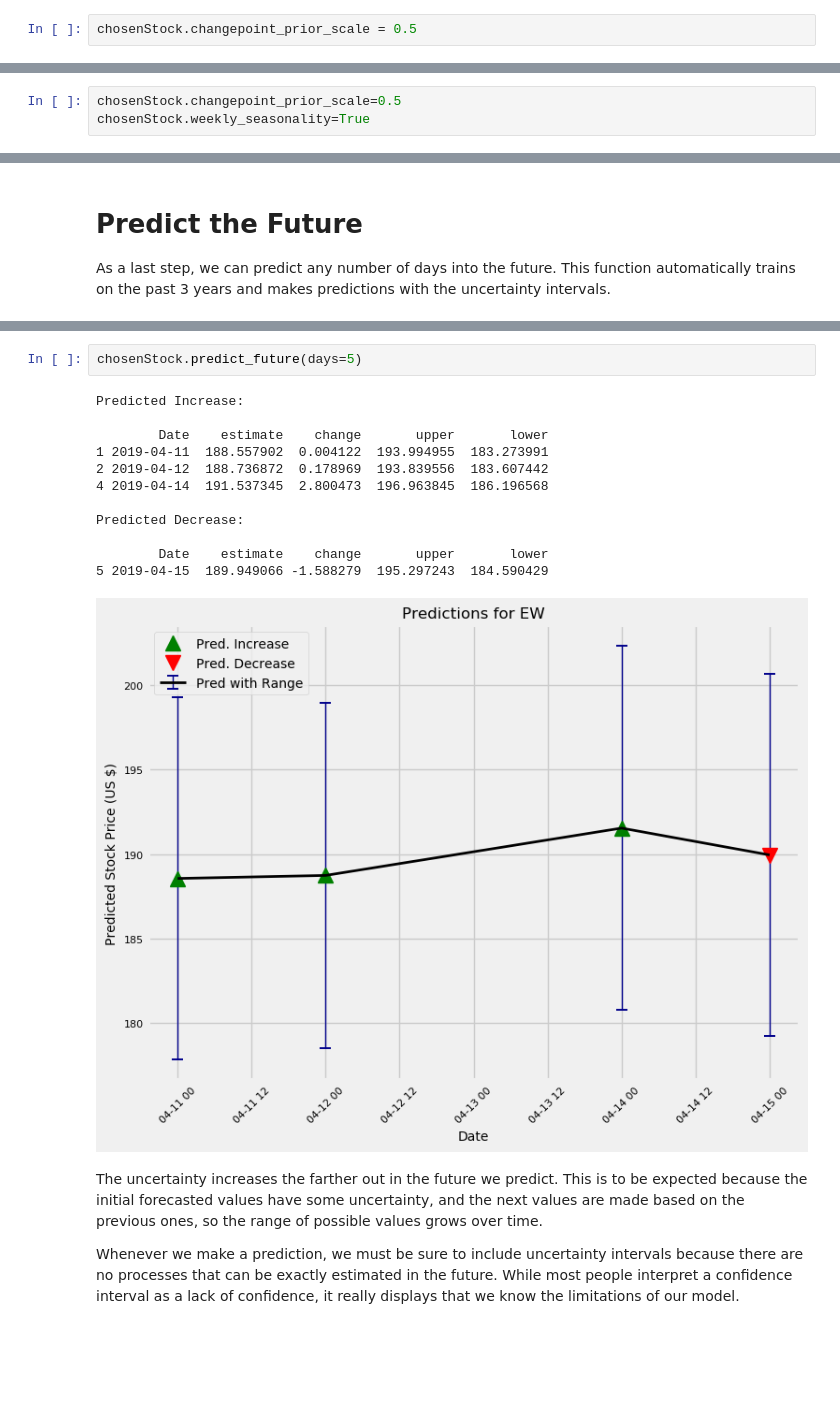
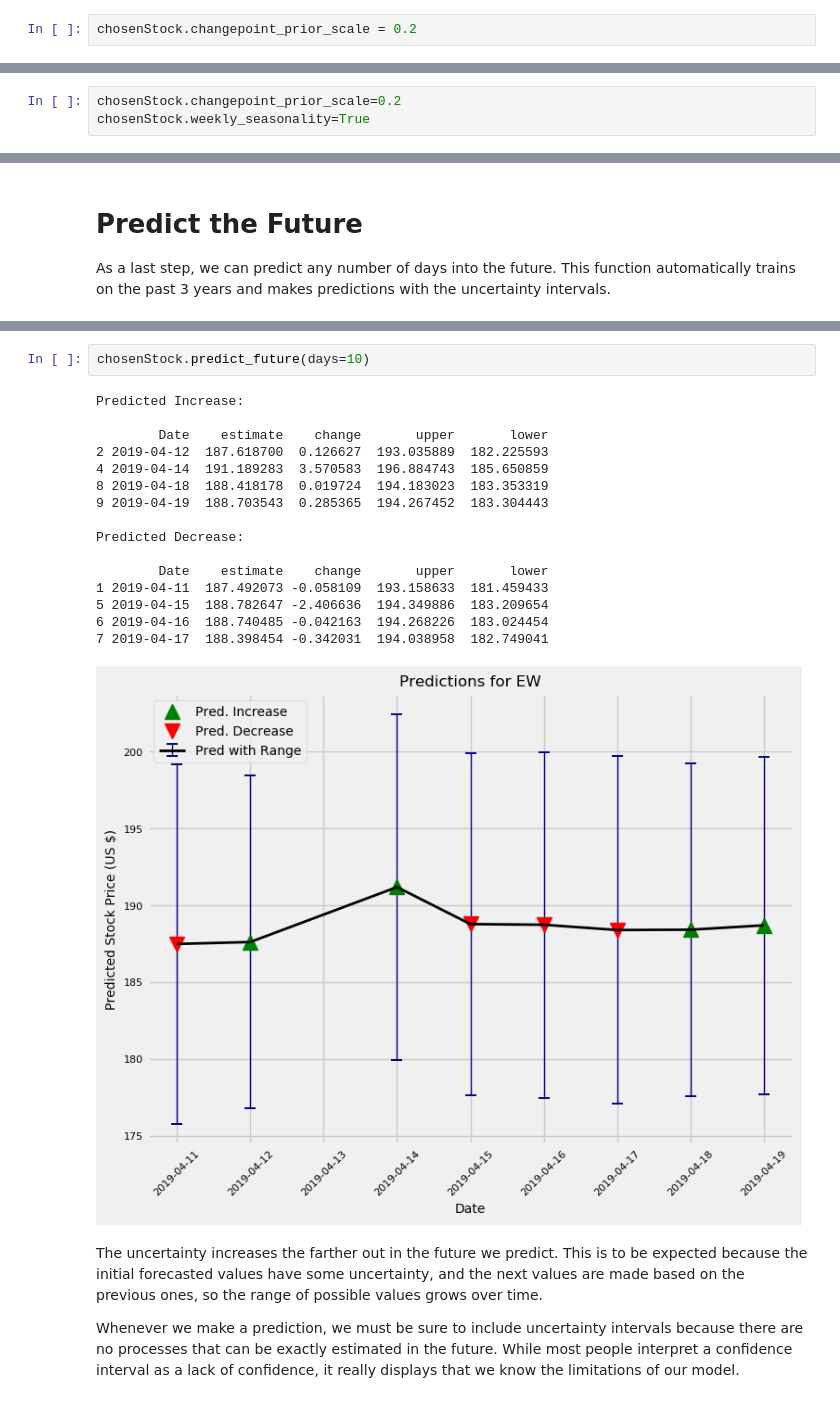
Before and after one commit to ermalsh/Stocker, a Jupyter notebook: Stocker Prediction Usage.ipynb, the cells around one changed output, grey strips where cells are left out. Cells and saved outputs as stored; diff of their text form; blank space fills up the shorter version.

```diff
--- a/Stocker Prediction Usage.ipynb
+++ b/Stocker Prediction Usage.ipynb
@@ -172,7 +172,7 @@ Validation Range 2000-03-27 to 2019-04-10.
 # %% [markdown]
 We now assign the changepoint prior with the smallest error on the testing set to the Stocker object. The prior is one of the attiributes and we can change it like any other variable. At this point, we could also change the seasonalities or the amount of training data to achieve the best performance on the testing data
 # %%
-chosenStock.changepoint_prior_scale = 0.5
+chosenStock.changepoint_prior_scale = 0.2
 # %% [markdown]
 ### Evaluate Improved Model
 # %%
@@ -214,7 +214,7 @@ The actual value was within the 80% confidence interval 76.59% of the time.
 # %% [markdown]
 The best changepoint prior scale for our model is 0.5 and including the weekly seasonality did not improve the model. Therefore, we will change these settings accordingly.
 # %%
-chosenStock.changepoint_prior_scale=0.5
+chosenStock.changepoint_prior_scale=0.2
 chosenStock.weekly_seasonality=True
 # %% [markdown]
 ## Play the Daily Market
@@ -280,18 +280,22 @@ Predicted Decrease:
 # %%
-chosenStock.predict_future(days=5)
+chosenStock.predict_future(days=10)
 # %% [output]
 Predicted Increase:
 
         Date    estimate    change       upper       lower
-1 2019-04-11  188.557902  0.004122  193.994955  183.273991
-2 2019-04-12  188.736872  0.178969  193.839556  183.607442
-4 2019-04-14  191.537345  2.800473  196.963845  186.196568
+2 2019-04-12  187.618700  0.126627  193.035889  182.225593
+4 2019-04-14  191.189283  3.570583  196.884743  185.650859
+8 2019-04-18  188.418178  0.019724  194.183023  183.353319
+9 2019-04-19  188.703543  0.285365  194.267452  183.304443
 
 Predicted Decrease:
 
         Date    estimate    change       upper       lower
-5 2019-04-15  189.949066 -1.588279  195.297243  184.590429
+1 2019-04-11  187.492073 -0.058109  193.158633  181.459433
+5 2019-04-15  188.782647 -2.406636  194.349886  183.209654
+6 2019-04-16  188.740485 -0.042163  194.268226  183.024454
+7 2019-04-17  188.398454 -0.342031  194.038958  182.749041
-[figure, old version]
+[figure, new version]
 # %% [markdown]
 The uncertainty increases the farther out in the future we predict. This is to be expected because the initial forecasted values have some uncertainty, and the next values are made based on the previous ones, so the range of possible values grows over time.
 
```
Also changed, not shown: parts of 9 cells of this notebook, 4 other files.
